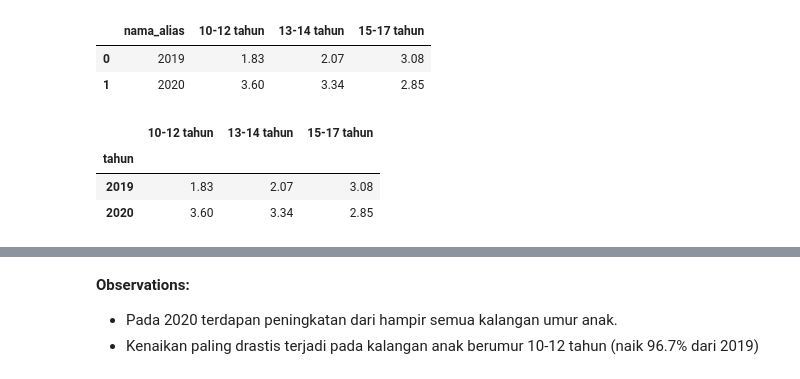
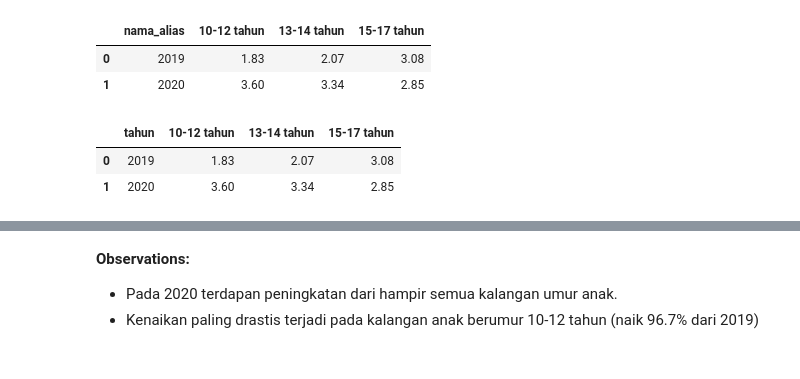
Before and after one commit to edutjie/TETRIS-Data-Analytics, a Jupyter notebook: main.ipynb, the cells around one changed output, grey strips where cells are left out. Saved outputs shown, nothing was run; the diff lists cells and outputs as text; code cells hidden in the pictures.

```diff
--- a/main.ipynb
+++ b/main.ipynb
@@ -220,18 +386,19 @@ plt.show()
 # %% [markdown]
 ### Angka Pekerja Anak pada 2020
 # %%
-angka_pekerja_anak_2020 = pd.read_excel('data/child_labor/angka-pekerja-anak-di-indonesia-meningkat-pada-2020.xlsx')
+angka_pekerja_anak_2020 = pd.read_excel(
+    "data/child_labor/angka-pekerja-anak-di-indonesia-meningkat-pada-2020.xlsx"
+)
 angka_pekerja_anak_2020.head()
 # %% [output]
 |  | nama_alias | 10-12 tahun | 13-14 tahun | 15-17 tahun |
 | 0 | 2019 | 1.83 | 2.07 | 3.08 |
 | 1 | 2020 | 3.60 | 3.34 | 2.85 |
 # %%
-angka_pekerja_anak_2020.rename(columns={'nama_alias': 'tahun'}, inplace=True)
-angka_pekerja_anak_2020.set_index('tahun', inplace=True)
+angka_pekerja_anak_2020.rename(columns={"nama_alias": "tahun"}, inplace=True)
+# angka_pekerja_anak_2020.set_index("tahun", inplace=True)
 angka_pekerja_anak_2020.head()
 # %% [output]
-|  | 10-12 tahun | 13-14 tahun | 15-17 tahun |
-| tahun |  |  |  |
-| 2019 | 1.83 | 2.07 | 3.08 |
-| 2020 | 3.60 | 3.34 | 2.85 |
+|  | tahun | 10-12 tahun | 13-14 tahun | 15-17 tahun |
+| 0 | 2019 | 1.83 | 2.07 | 3.08 |
+| 1 | 2020 | 3.60 | 3.34 | 2.85 |
```
Also changed, not shown: parts of 49 cells of this notebook, 5 other files.
